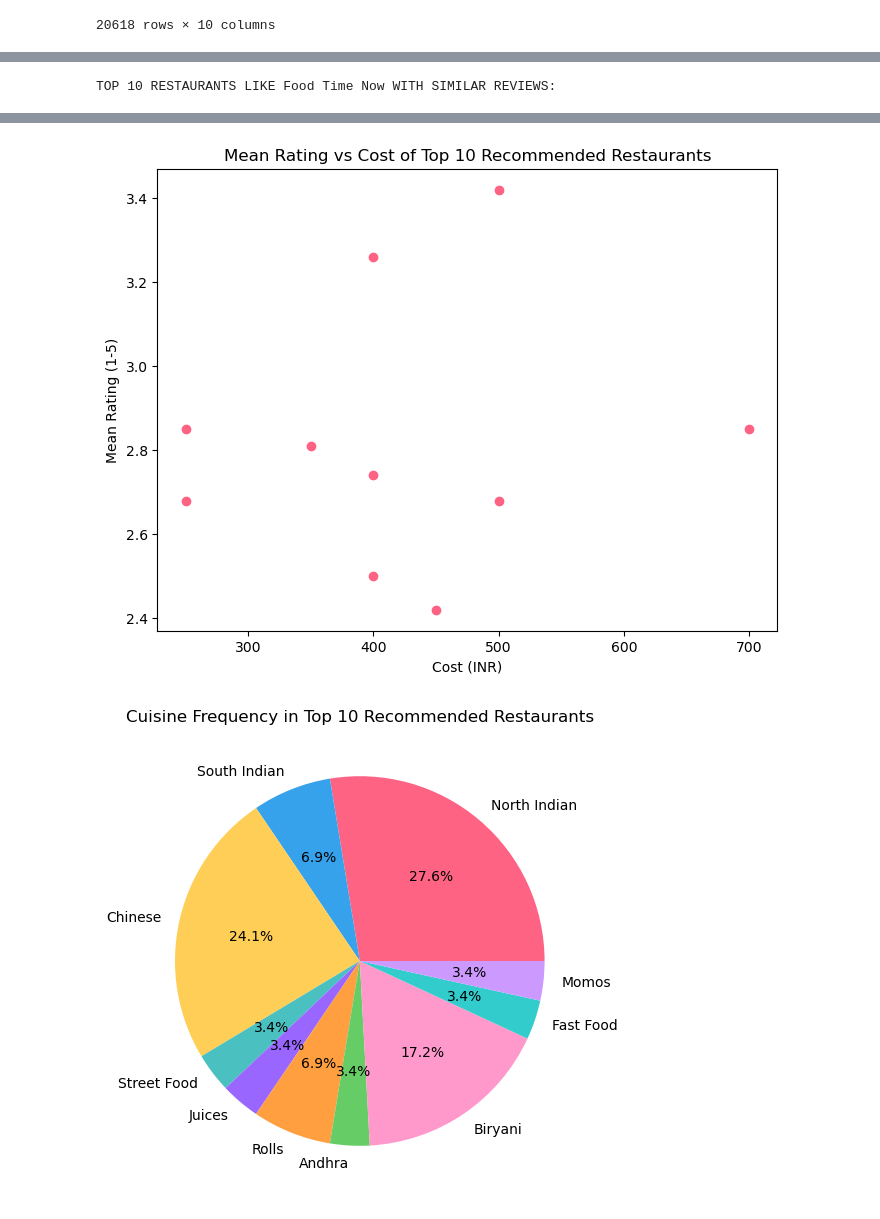
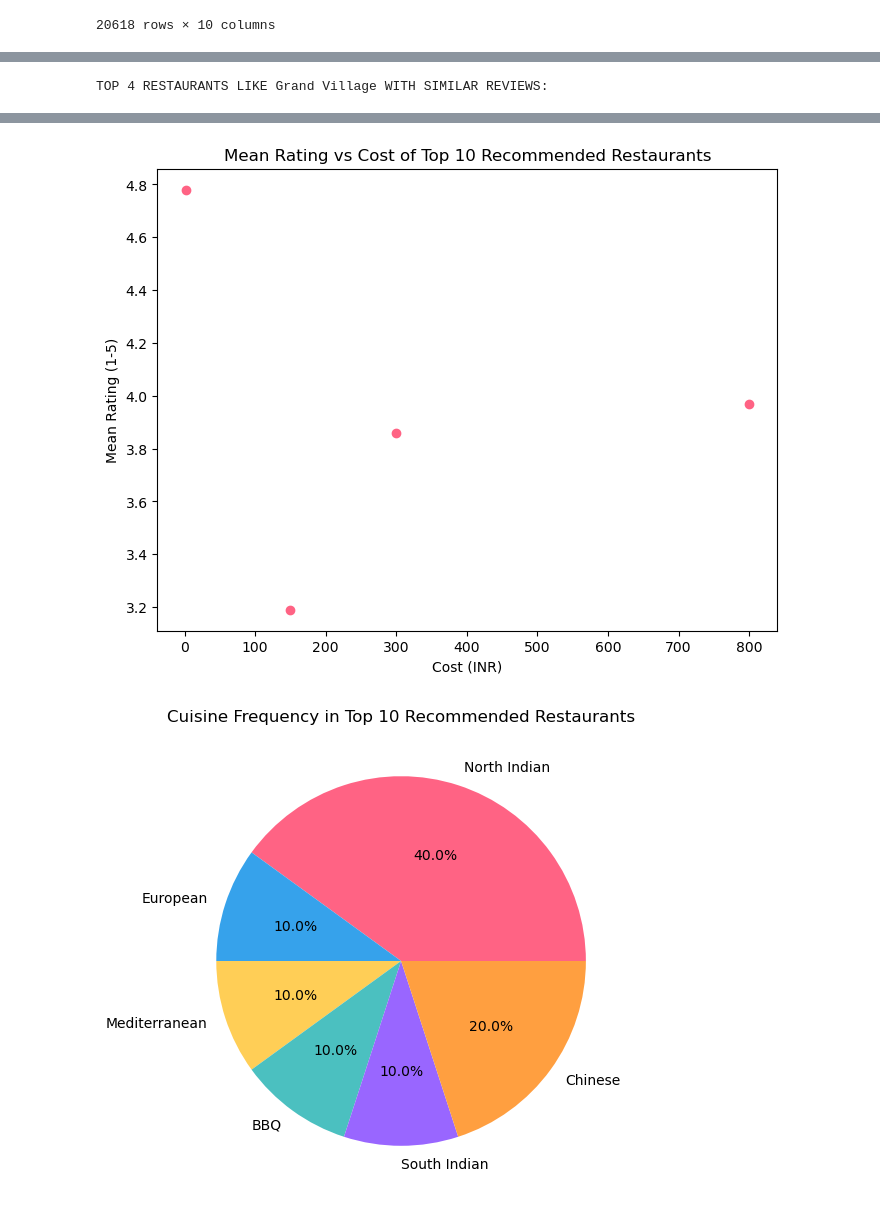
Before and after one commit to AbdullahWB/python, a Jupyter notebook: pythonClassFinalProject/Restaurant Recommendation System Using AI_ML.ipynb, the cells around one changed output, grey strips where cells are left out. Cells and saved outputs as stored; diff of their text form; code cells hidden in the pictures.

```diff
--- a/pythonClassFinalProject/Restaurant Recommendation System Using AI_ML.ipynb
+++ b/pythonClassFinalProject/Restaurant Recommendation System Using AI_ML.ipynb
@@ -381,3 +410,3 @@ def recommend(name, cosine_similarities=cosine_similarities):
     return df_new
 # %%
-recommend('Pai Vihar')
+new_df = restaurant_names[1:6]
@@ -400,4 +429,4 @@ TOP 10 RESTAURANTS LIKE Pai Vihar WITH SIMILAR REVIEWS:
 # %%
-recommend('Food Time Now')
+pandas_profiling.ProfileReport(recommend(new_df[3]))
 # %% [output]
-TOP 10 RESTAURANTS LIKE Food Time Now WITH SIMILAR REVIEWS:
+TOP 4 RESTAURANTS LIKE Grand Village WITH SIMILAR REVIEWS:
@@ -405,2 +434,2 @@ TOP 10 RESTAURANTS LIKE Food Time Now WITH SIMILAR REVIEWS:
-[figure, old version]
+[figure, new version]
-[figure, old version]
+[figure, new version]
```
Also changed, not shown: parts of 10 cells of this notebook, 4 other files.
